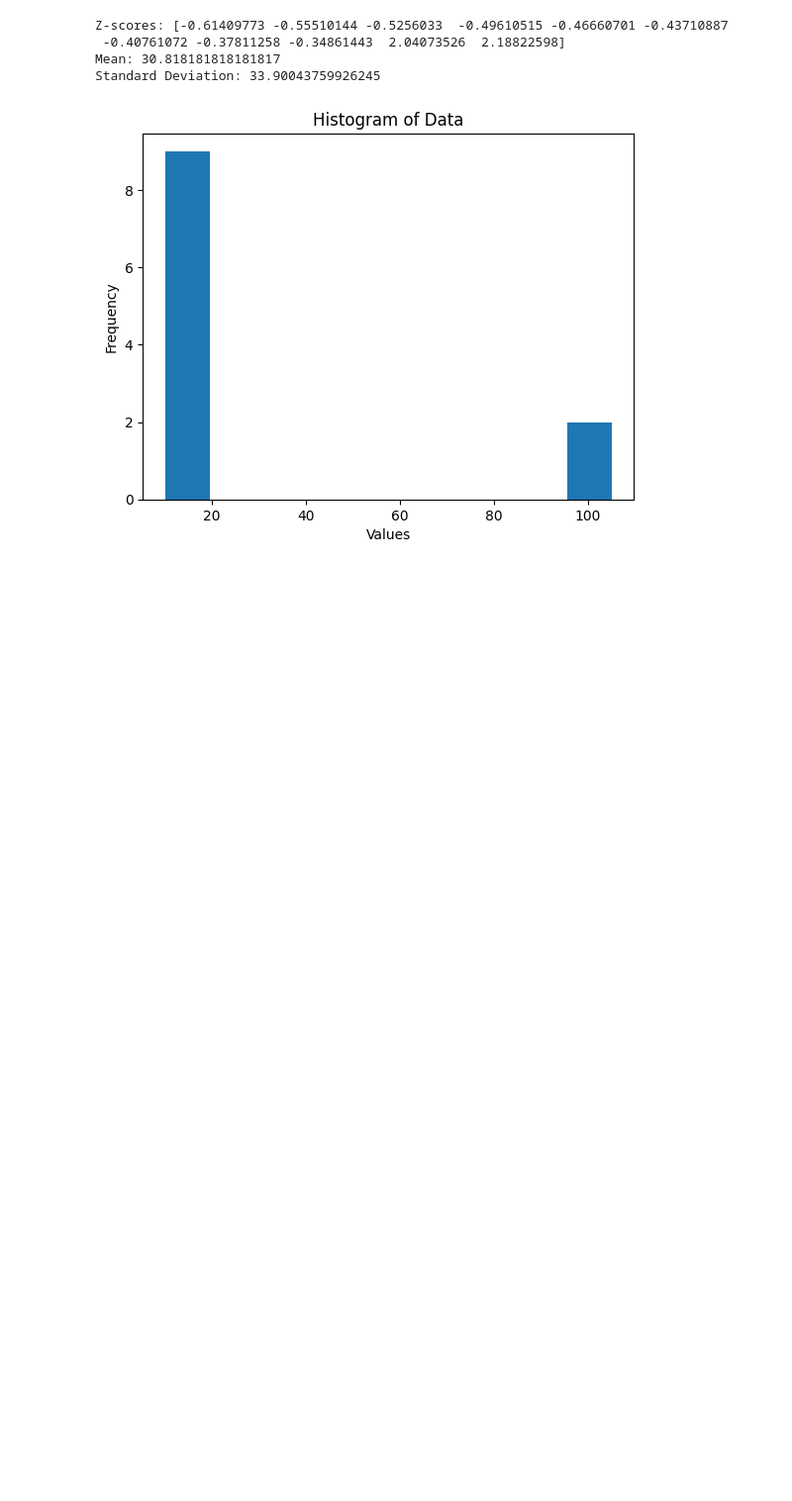
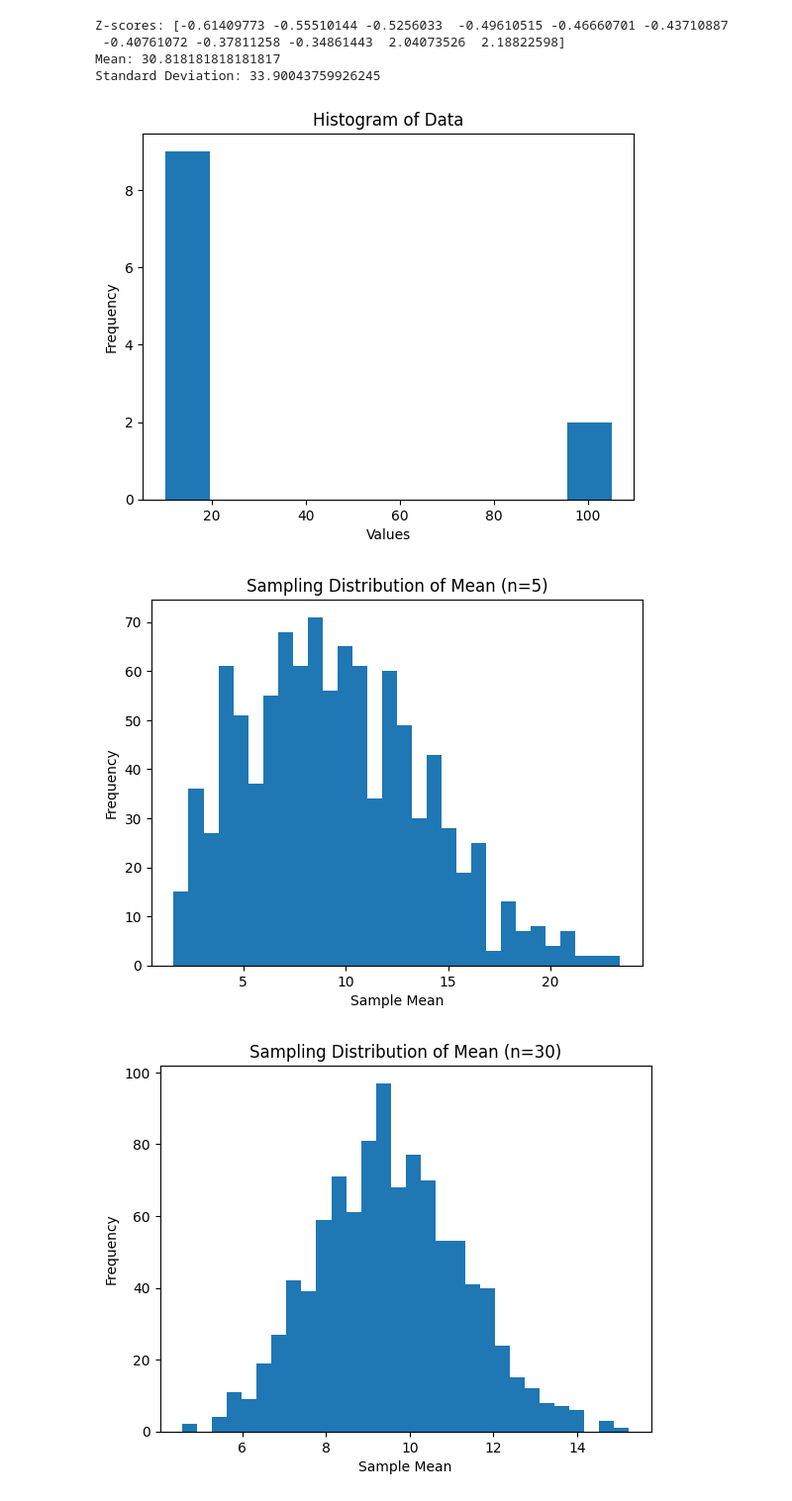
Before and after one commit to bindhusudhakar/Data-science-and-AI-ML-intership-, a Jupyter notebook: day17/distribution.ipynb, the cells around one changed output. Shown at 99% size. Saved outputs shown, nothing was run; the diff lists cells and outputs as text; code cells hidden in the pictures; blank space fills up the shorter version.

```diff
--- a/day17/distribution.ipynb
+++ b/day17/distribution.ipynb
@@ -37,3 +37,41 @@ plt.ylabel("Frequency")
 plt.show()
 # %% [output]
 [figure]
+# %%
+import numpy as np
+import matplotlib.pyplot as plt
+
+np.random.seed(42)
+
+# Given population (skewed)
+population = np.array([2, 3, 1, 4, 2, 6, 1, 9, 12, 20, 25, 30])
+
+def sample_means(pop, n, simulations=1000):
+    means = []
+    for _ in range(simulations):
+        sample = np.random.choice(pop, size=n, replace=True)
+        means.append(np.mean(sample))
+    return means
+
+# n = 5
+means_n5 = sample_means(population, 5)
+
+plt.figure()
+plt.hist(means_n5, bins=30)
+plt.title("Sampling Distribution of Mean (n=5)")
+plt.xlabel("Sample Mean")
+plt.ylabel("Frequency")
+plt.show()
+
+# n = 30
+means_n30 = sample_means(population, 30)
+
+plt.figure()
+plt.hist(means_n30, bins=30)
+plt.title("Sampling Distribution of Mean (n=30)")
+plt.xlabel("Sample Mean")
+plt.ylabel("Frequency")
+plt.show()
+# %% [output]
+[figure, added]
+[figure, added]
```
Also changed, not shown: parts of 4 cells of this notebook, 11 other files.
